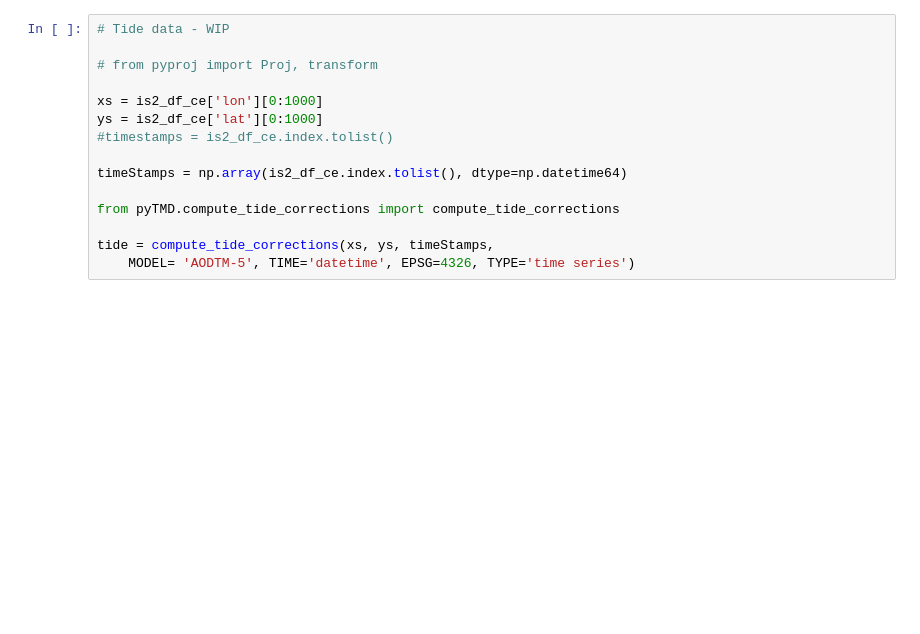
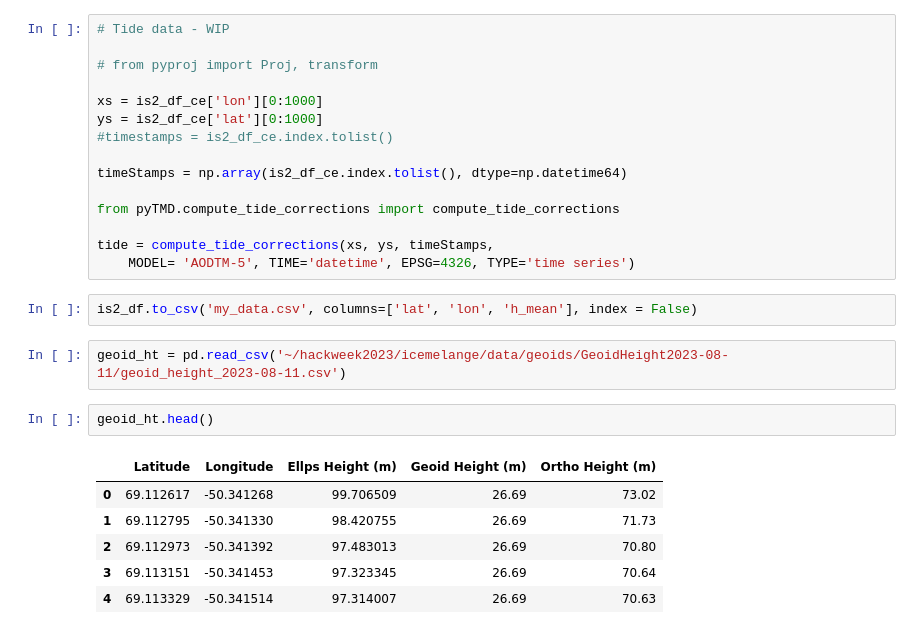
Before and after one commit to tparker1/icemelange, a Jupyter notebook: notebooks/icemelange_timeseries-moyr.ipynb, the cells around one changed output. Cells and saved outputs as stored; diff of their text form; blank space fills up the shorter version.

```diff
--- a/notebooks/icemelange_timeseries-moyr.ipynb
+++ b/notebooks/icemelange_timeseries-moyr.ipynb
@@ -423,3 +421,16 @@ from pyTMD.compute_tide_corrections import compute_tide_corrections
 
 tide = compute_tide_corrections(xs, ys, timeStamps,
     MODEL= 'AODTM-5', TIME='datetime', EPSG=4326, TYPE='time series')
+# %%
+is2_df.to_csv('my_data.csv', columns=['lat', 'lon', 'h_mean'], index = False)
+# %%
+geoid_ht = pd.read_csv('~/hackweek2023/icemelange/data/geoids/GeoidHeight2023-08-11/geoid_height_2023-08-11.csv')
+# %%
+geoid_ht.head()
+# %% [output]
+|  | Latitude | Longitude | Ellps Height (m) | Geoid Height (m) | Ortho Height (m) |
+| 0 | 69.112617 | -50.341268 | 99.706509 | 26.69 | 73.02 |
+| 1 | 69.112795 | -50.341330 | 98.420755 | 26.69 | 71.73 |
+| 2 | 69.112973 | -50.341392 | 97.483013 | 26.69 | 70.80 |
+| 3 | 69.113151 | -50.341453 | 97.323345 | 26.69 | 70.64 |
+| 4 | 69.113329 | -50.341514 | 97.314007 | 26.69 | 70.63 |
```
Also changed, not shown: parts of 8 cells of this notebook.
